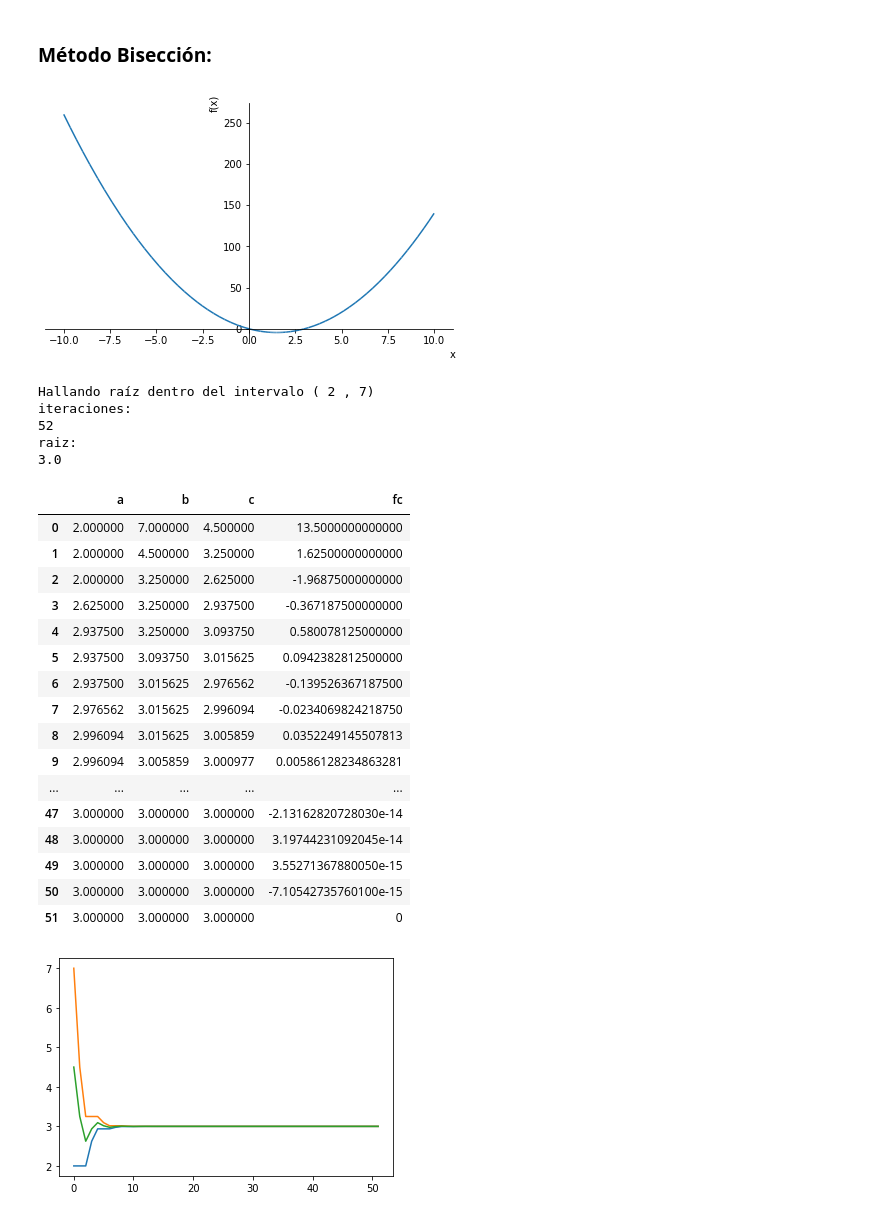
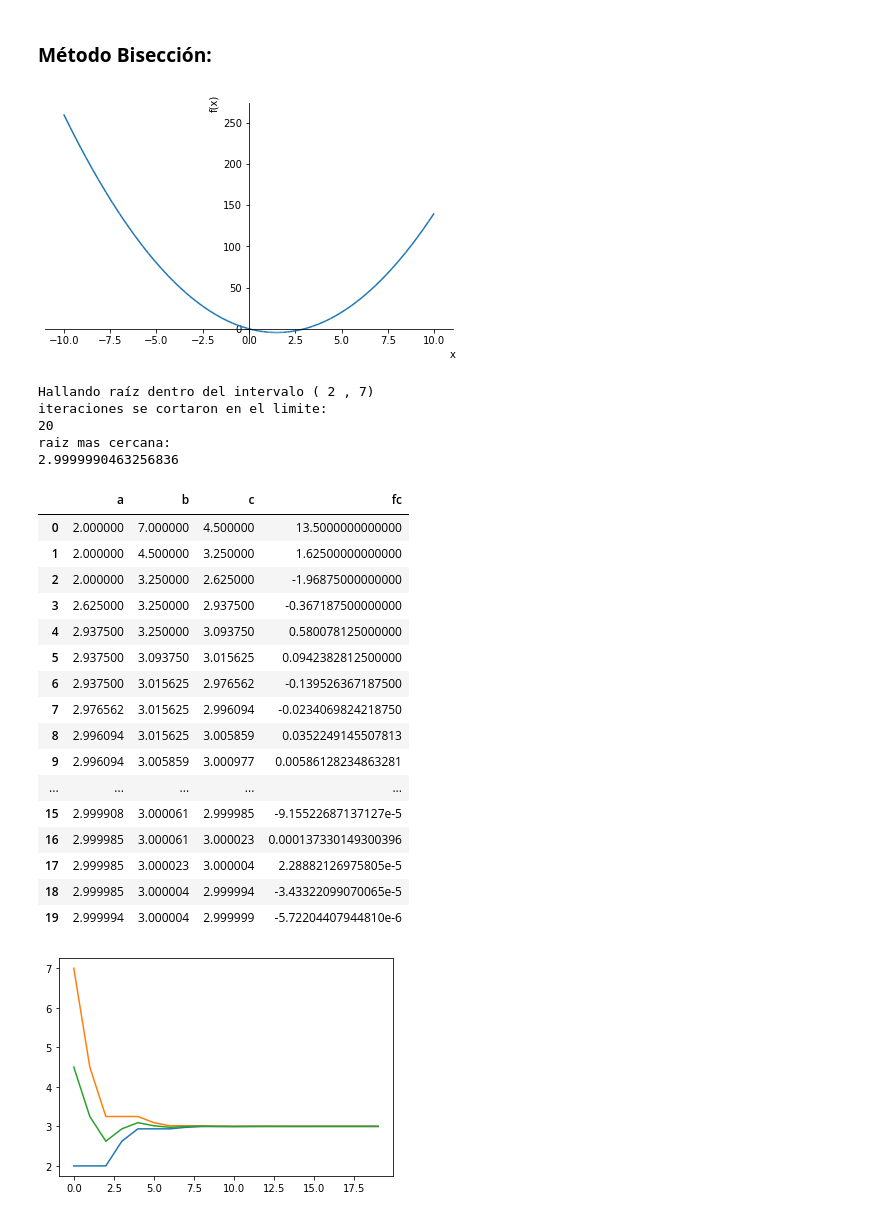
Before and after one commit to pedromirsky/GitHUb, a Jupyter notebook: Raiz_Iteraciones.ipynb, the cells around one changed output. Drawn from its saved outputs; the diff is of its cells as text; code cells hidden in the pictures.

Commit message:
Creado mediante Colaboratory. Iteracion Max

```diff
--- a/Raiz_Iteraciones.ipynb
+++ b/Raiz_Iteraciones.ipynb
@@ -19,7 +19,7 @@ p1 = plot(f, show=True)
 roots(f, multiple=True)
 
 
-def raizIteracion(a,b,f):
+def raizIteracion(a,b,f,iteracionMax):
   print(f"Hallando raíz dentro del intervalo ( {a} , {b})")
 
   valores_a = []
@@ -43,6 +43,15 @@ def raizIteracion(a,b,f):
   while raizHallada == False: # ver de sacar el ==False
       c = (a + b) / 2
       contador += 1
+
+
+      if contador >= iteracionMax:
+        print("iteraciones se cortaron en el limite maximo: ")
+        print(contador)
+        print("raiz mas cercana: ")
+        print(c)
+        raizHallada = True
+
       valores_a.append(a)
       valores_b.append(b)
       valores_c.append(c)
@@ -69,41 +78,41 @@ def raizIteracion(a,b,f):
             a = c
 
 
   df = pd.DataFrame(datos)
 
   df['a'].plot()
   df['b'].plot()
   df['c'].plot()
   #df['fc'].plot()
 
   return df.head(100)
 
 
 
 #raizIteracion(-1,2,f)
-raizIteracion(2,7,f)
+raizIteracion(2,7,f,20)
 # %% [output]
 [figure]
 Hallando raíz dentro del intervalo ( 2 , 7)
-iteraciones:
-52
-raiz:
-3.0
+iteraciones se cortaron en el limite:
+20
+raiz mas cercana:
+2.9999990463256836
 |  | a | b | c | fc |
 | 0 | 2.000000 | 7.000000 | 4.500000 | 13.5000000000000 |
 | 1 | 2.000000 | 4.500000 | 3.250000 | 1.62500000000000 |
 | 2 | 2.000000 | 3.250000 | 2.625000 | -1.96875000000000 |
 | 3 | 2.625000 | 3.250000 | 2.937500 | -0.367187500000000 |
 | 4 | 2.937500 | 3.250000 | 3.093750 | 0.580078125000000 |
 | 5 | 2.937500 | 3.093750 | 3.015625 | 0.0942382812500000 |
 | 6 | 2.937500 | 3.015625 | 2.976562 | -0.139526367187500 |
 | 7 | 2.976562 | 3.015625 | 2.996094 | -0.0234069824218750 |
 | 8 | 2.996094 | 3.015625 | 3.005859 | 0.0352249145507813 |
 | 9 | 2.996094 | 3.005859 | 3.000977 | 0.00586128234863281 |
 | ... | ... | ... | ... | ... |
-| 47 | 3.000000 | 3.000000 | 3.000000 | -2.13162820728030e-14 |
-| 48 | 3.000000 | 3.000000 | 3.000000 | 3.19744231092045e-14 |
-| 49 | 3.000000 | 3.000000 | 3.000000 | 3.55271367880050e-15 |
-| 50 | 3.000000 | 3.000000 | 3.000000 | -7.10542735760100e-15 |
-| 51 | 3.000000 | 3.000000 | 3.000000 | 0 |
+| 15 | 2.999908 | 3.000061 | 2.999985 | -9.15522687137127e-5 |
+| 16 | 2.999985 | 3.000061 | 3.000023 | 0.000137330149300396 |
+| 17 | 2.999985 | 3.000023 | 3.000004 | 2.28882126975805e-5 |
+| 18 | 2.999985 | 3.000004 | 2.999994 | -3.43322099070065e-5 |
+| 19 | 2.999994 | 3.000004 | 2.999999 | -5.72204407944810e-6 |
-[figure, old version]
+[figure, new version]
```
